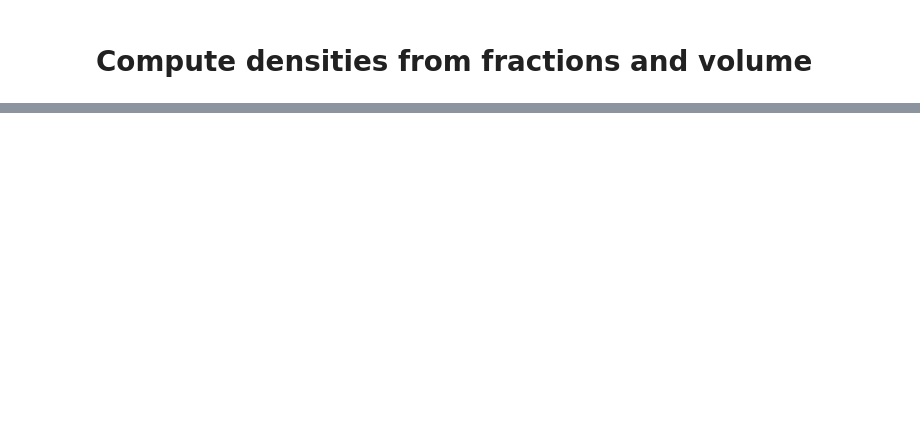
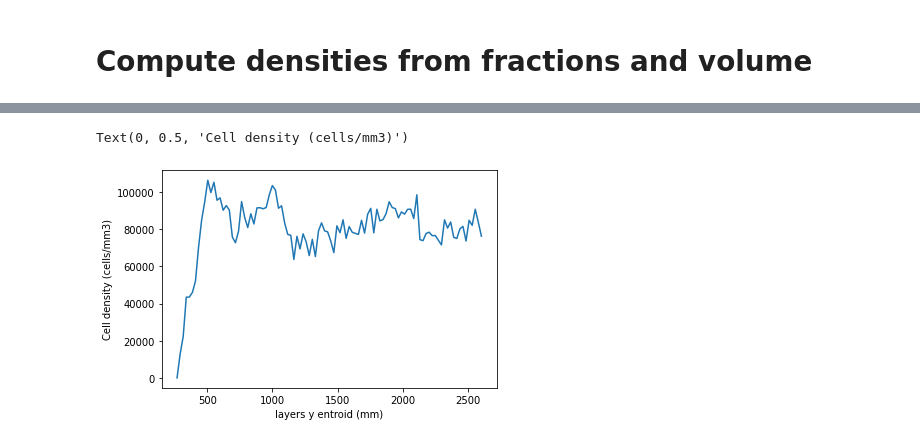
Before and after one commit to jacquemi-bbp/rat_sscx_nissl_analysis, a Jupyter notebook: notebook/rat_SSCX_Nissl_processing.ipynb, the cells around one changed output, grey strips where cells are left out. Saved outputs shown, nothing was run; the diff lists cells and outputs as text; code cells hidden in the pictures; blank space fills up the shorter version.

```diff
--- a/notebook/rat_SSCX_Nissl_processing.ipynb
+++ b/notebook/rat_SSCX_Nissl_processing.ipynb
@@ -150,0 +146,10 @@ Total density cell/mm3= 810204.2026784115
+# %%
+start = s1_button +  slice_y_length / 2
+step = slice_y_length
+layers_y_centroid = np.arange(start, s1_top, step)
+plt.plot(layers_y_centroid, densities)
+plt.xlabel("layers y entroid (mm)")
+plt.ylabel("Cell density (cells/mm3)")
+# %% [output]
+Text(0, 0.5, 'Cell density (cells/mm3)')
+[figure, added]
```
Also changed, not shown: parts of 13 cells of this notebook, 2 other files.
